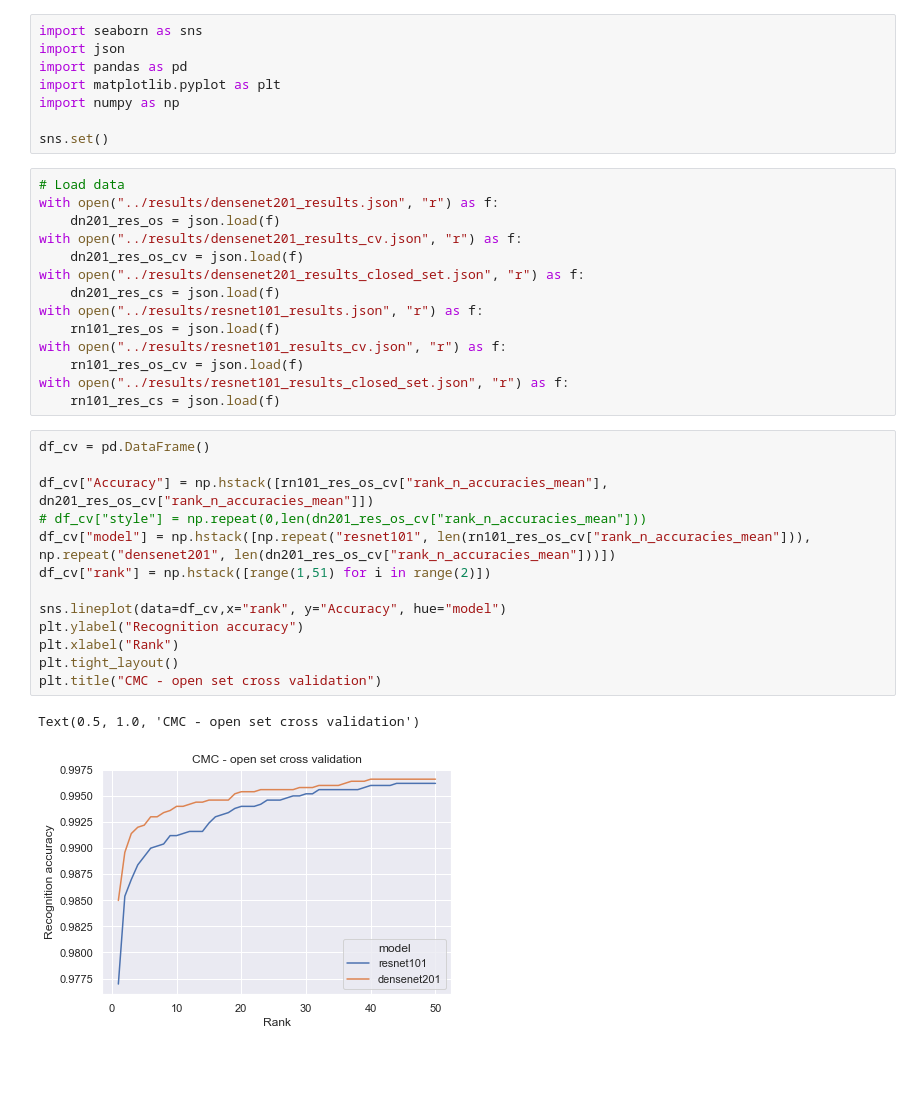
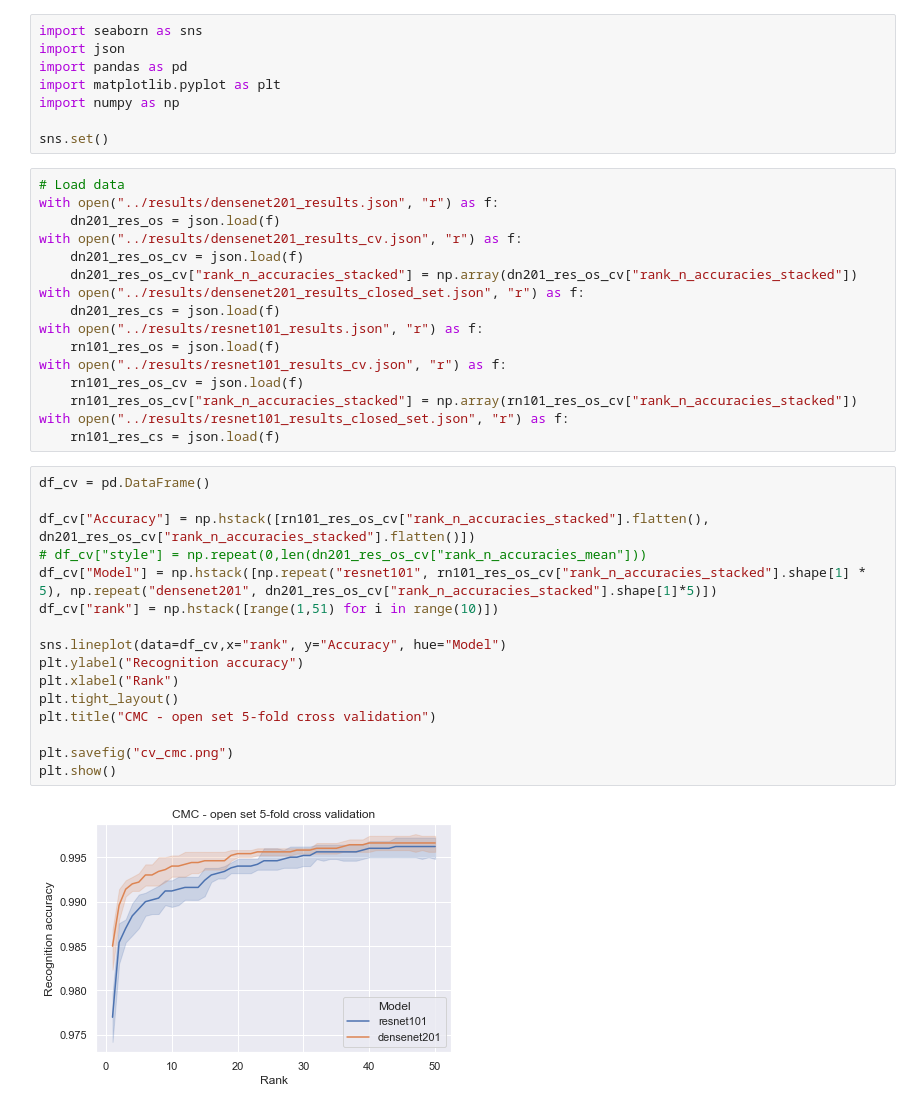
Before and after one commit to AndrejHafner/iris-recognition-cnn, a Jupyter notebook: finetuning/figures/plot_cmc.ipynb, the cells around one changed output. Cells and saved outputs as stored; diff of their text form; blank space fills up the shorter version.

```diff
--- a/finetuning/figures/plot_cmc.ipynb
+++ b/finetuning/figures/plot_cmc.ipynb
@@ -12,27 +12,31 @@ with open("../results/densenet201_results.json", "r") as f:
     dn201_res_os = json.load(f)
 with open("../results/densenet201_results_cv.json", "r") as f:
     dn201_res_os_cv = json.load(f)
+    dn201_res_os_cv["rank_n_accuracies_stacked"] = np.array(dn201_res_os_cv["rank_n_accuracies_stacked"])
 with open("../results/densenet201_results_closed_set.json", "r") as f:
     dn201_res_cs = json.load(f)
 with open("../results/resnet101_results.json", "r") as f:
     rn101_res_os = json.load(f)
 with open("../results/resnet101_results_cv.json", "r") as f:
     rn101_res_os_cv = json.load(f)
+    rn101_res_os_cv["rank_n_accuracies_stacked"] = np.array(rn101_res_os_cv["rank_n_accuracies_stacked"])
 with open("../results/resnet101_results_closed_set.json", "r") as f:
     rn101_res_cs = json.load(f)
 # %%
 df_cv = pd.DataFrame()
 
-df_cv["Accuracy"] = np.hstack([rn101_res_os_cv["rank_n_accuracies_mean"], dn201_res_os_cv["rank_n_accuracies_mean"]])
+df_cv["Accuracy"] = np.hstack([rn101_res_os_cv["rank_n_accuracies_stacked"].flatten(), dn201_res_os_cv["rank_n_accuracies_stacked"].flatten()])
 # df_cv["style"] = np.repeat(0,len(dn201_res_os_cv["rank_n_accuracies_mean"]))
-df_cv["model"] = np.hstack([np.repeat("resnet101", len(rn101_res_os_cv["rank_n_accuracies_mean"])), np.repeat("densenet201", len(dn201_res_os_cv["rank_n_accuracies_mean"]))])
-df_cv["rank"] = np.hstack([range(1,51) for i in range(2)])
+df_cv["Model"] = np.hstack([np.repeat("resnet101", rn101_res_os_cv["rank_n_accuracies_stacked"].shape[1] * 5), np.repeat("densenet201", dn201_res_os_cv["rank_n_accuracies_stacked"].shape[1]*5)])
+df_cv["rank"] = np.hstack([range(1,51) for i in range(10)])
 
-sns.lineplot(data=df_cv,x="rank", y="Accuracy", hue="model")
+sns.lineplot(data=df_cv,x="rank", y="Accuracy", hue="Model")
 plt.ylabel("Recognition accuracy")
 plt.xlabel("Rank")
 plt.tight_layout()
-plt.title("CMC - open set cross validation")
+plt.title("CMC - open set 5-fold cross validation")
+
+plt.savefig("cv_cmc.png")
+plt.show()
 # %% [output]
-Text(0.5, 1.0, 'CMC - open set cross validation')
-[figure, old version]
+[figure, new version]
```
Also changed, not shown: parts of 2 cells of this notebook, 3 other files.
